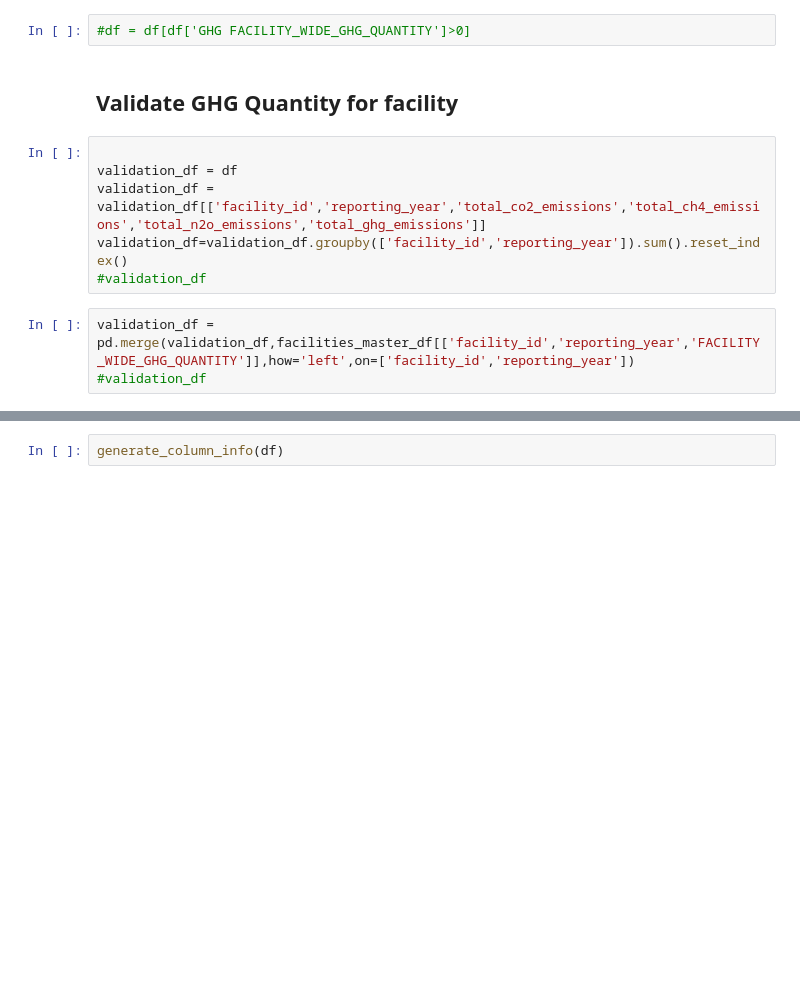
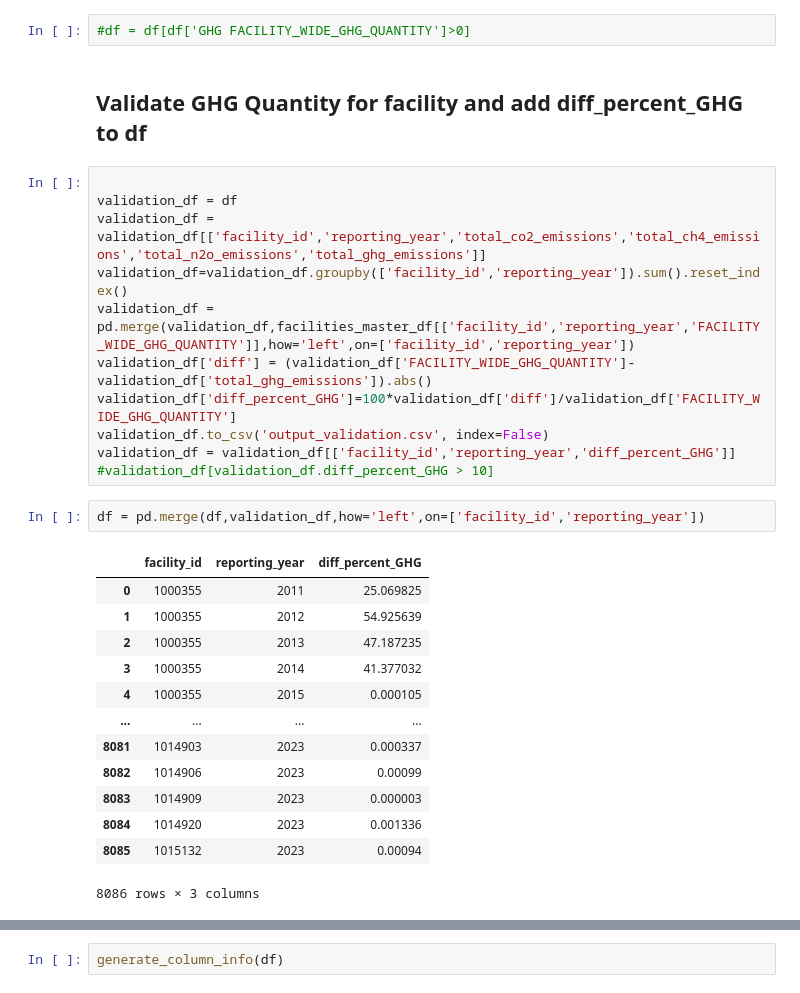
Before and after one commit to shankze/okc_facilities_data, a Jupyter notebook: OKC_Facilities.ipynb, the cells around one changed output, grey strips where cells are left out. Saved outputs shown, nothing was run; the diff lists cells and outputs as text; blank space fills up the shorter version.

Commit message:
validation

```diff
--- a/OKC_Facilities.ipynb
+++ b/OKC_Facilities.ipynb
@@ -481,14 +462,32 @@ generate_column_info(df)
 # %%
 #df = df[df['GHG FACILITY_WIDE_GHG_QUANTITY']>0]
 # %% [markdown]
-## Validate GHG Quantity for facility
+## Validate GHG Quantity for facility and add diff_percent_GHG to df
 # %%
 
 validation_df = df
 validation_df = validation_df[['facility_id','reporting_year','total_co2_emissions','total_ch4_emissions','total_n2o_emissions','total_ghg_emissions']]
 validation_df=validation_df.groupby(['facility_id','reporting_year']).sum().reset_index()
-#validation_df
+validation_df = pd.merge(validation_df,facilities_master_df[['facility_id','reporting_year','FACILITY_WIDE_GHG_QUANTITY']],how='left',on=['facility_id','reporting_year'])
+validation_df['diff'] = (validation_df['FACILITY_WIDE_GHG_QUANTITY']-validation_df['total_ghg_emissions']).abs()
+validation_df['diff_percent_GHG']=100*validation_df['diff']/validation_df['FACILITY_WIDE_GHG_QUANTITY']
+validation_df.to_csv('output_validation.csv', index=False)
+validation_df = validation_df[['facility_id','reporting_year','diff_percent_GHG']]
+#validation_df[validation_df.diff_percent_GHG > 10]
 # %%
-validation_df = pd.merge(validation_df,facilities_master_df[['facility_id','reporting_year','FACILITY_WIDE_GHG_QUANTITY']],how='left',on=['facility_id','reporting_year'])
-#validation_df
+df = pd.merge(df,validation_df,how='left',on=['facility_id','reporting_year'])
+# %% [output]
+|  | facility_id | reporting_year | diff_percent_GHG |
+| 0 | 1000355 | 2011 | 25.069825 |
+| 1 | 1000355 | 2012 | 54.925639 |
+| 2 | 1000355 | 2013 | 47.187235 |
+| 3 | 1000355 | 2014 | 41.377032 |
+| 4 | 1000355 | 2015 | 0.000105 |
+| ... | ... | ... | ... |
+| 8081 | 1014903 | 2023 | 0.000337 |
+| 8082 | 1014906 | 2023 | 0.00099 |
+| 8083 | 1014909 | 2023 | 0.000003 |
+| 8084 | 1014920 | 2023 | 0.001336 |
+| 8085 | 1015132 | 2023 | 0.00094 |
+8086 rows × 3 columns
 # %%
```
Also changed, not shown: parts of 4 cells of this notebook, 1 other file.
